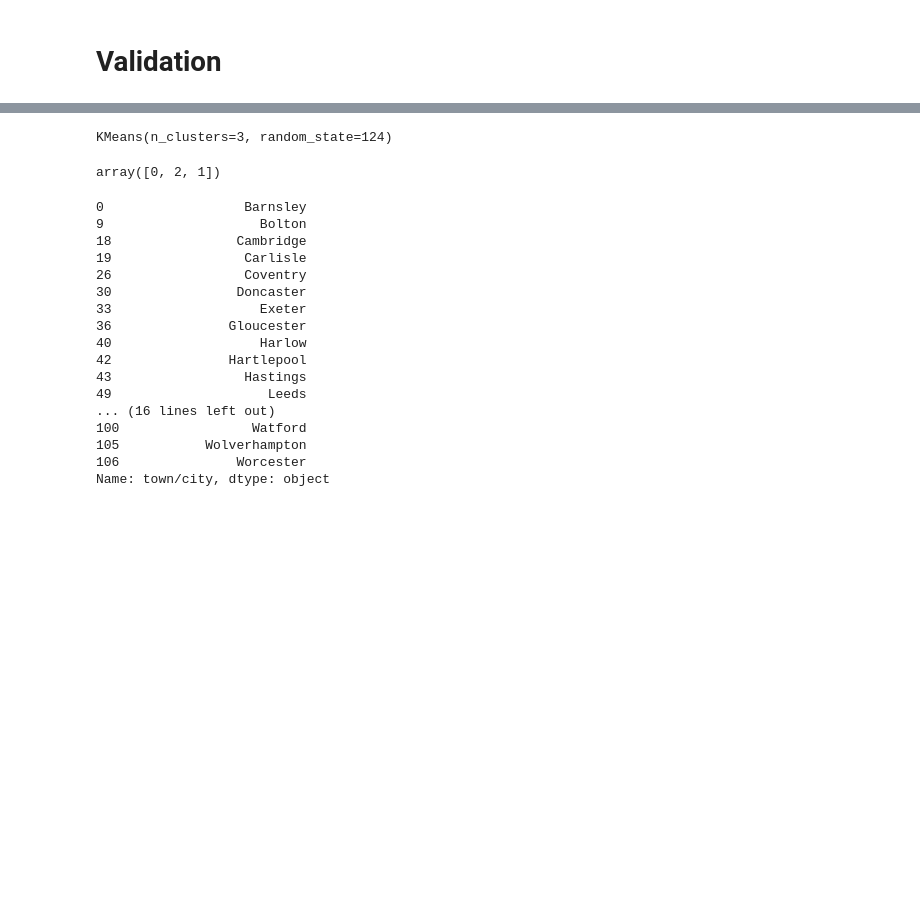
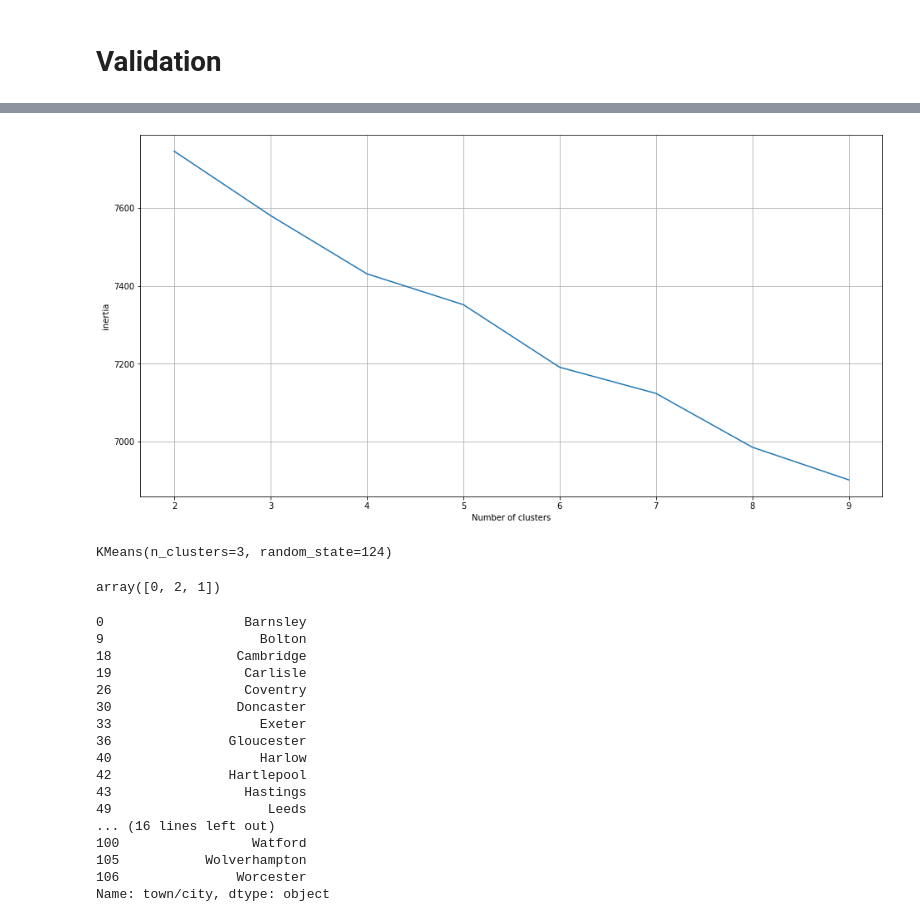
Before and after one commit to YaszMoon/DF-Capstone, a Jupyter notebook: capstone 2.ipynb, the cells around one changed output, grey strips where cells are left out. Saved outputs shown, nothing was run; the diff lists cells and outputs as text; code cells hidden in the pictures; blank space fills up the shorter version.

```diff
--- a/capstone 2.ipynb
+++ b/capstone 2.ipynb
@@ -228,3 +246,12 @@ keyword_matrix = CountVectorizer(stop_words = stpwrd).fit_transform(df['keywords
+# %%
+#visualise inertia
+plt.figure(figsize=(16,8))
+plt.plot(k_range, inertia)
+plt.xlabel('Number of clusters')
+plt.ylabel('inertia')
+plt.grid(True)
+# %% [output]
+[figure, added]
 # %%
 #create clusters
 km = KMeans(n_clusters=3, random_state=124)
@@ -234,10 +261,11 @@ KMeans(n_clusters=3, random_state=124)
 # %%
 #create cluster column
 df['cluster'] = km.labels_
-# %%
-df.cluster.unique()
-# %% [output]
-array([0, 2, 1])
+# %%
+#cluster labels
+df.cluster.unique()
+# %% [output]
+array([0, 2, 1])
 # %%
 #check cluster 0
 df[df['cluster'] == 0]['town/city']
```
Also changed, not shown: parts of 6 cells of this notebook.
